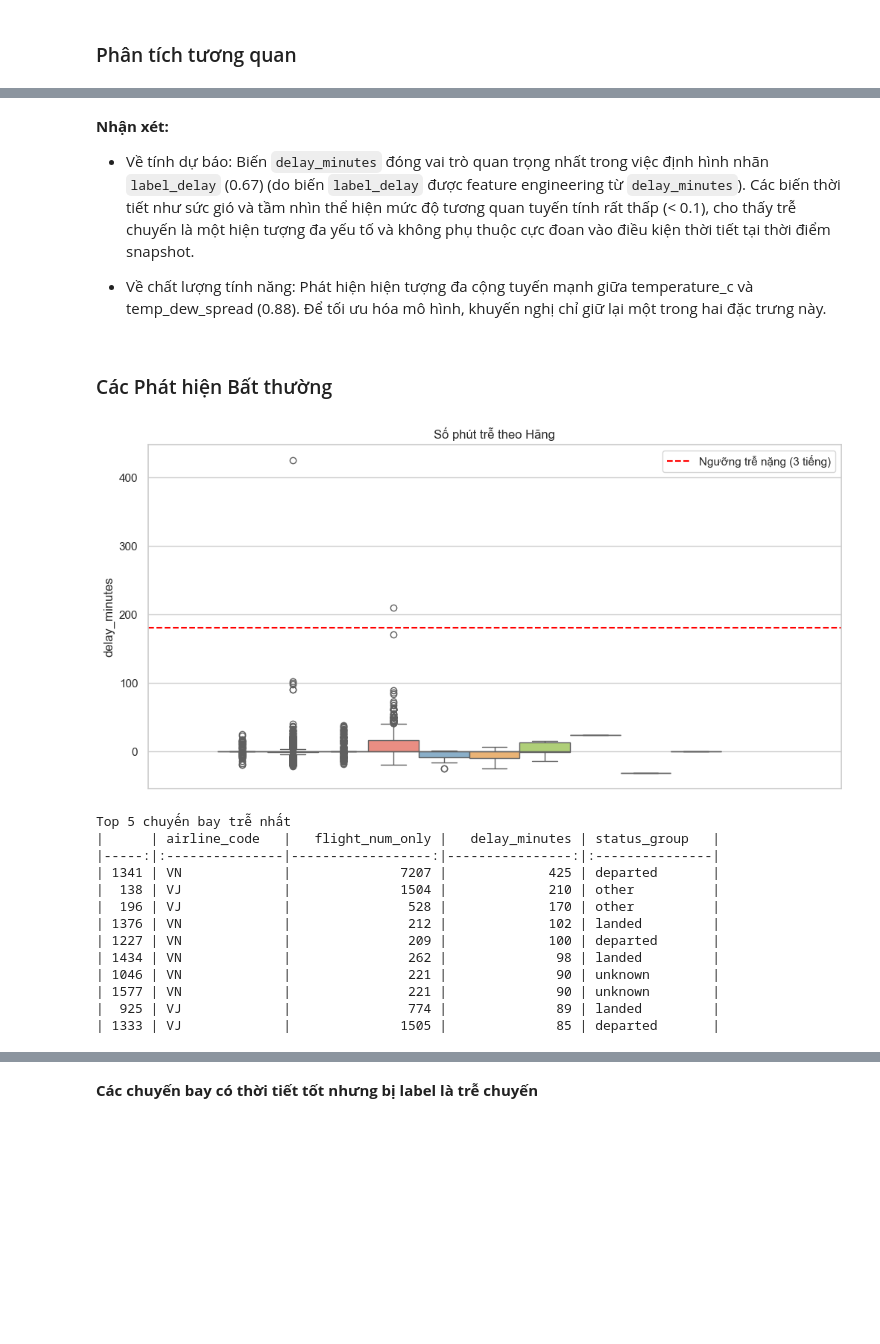
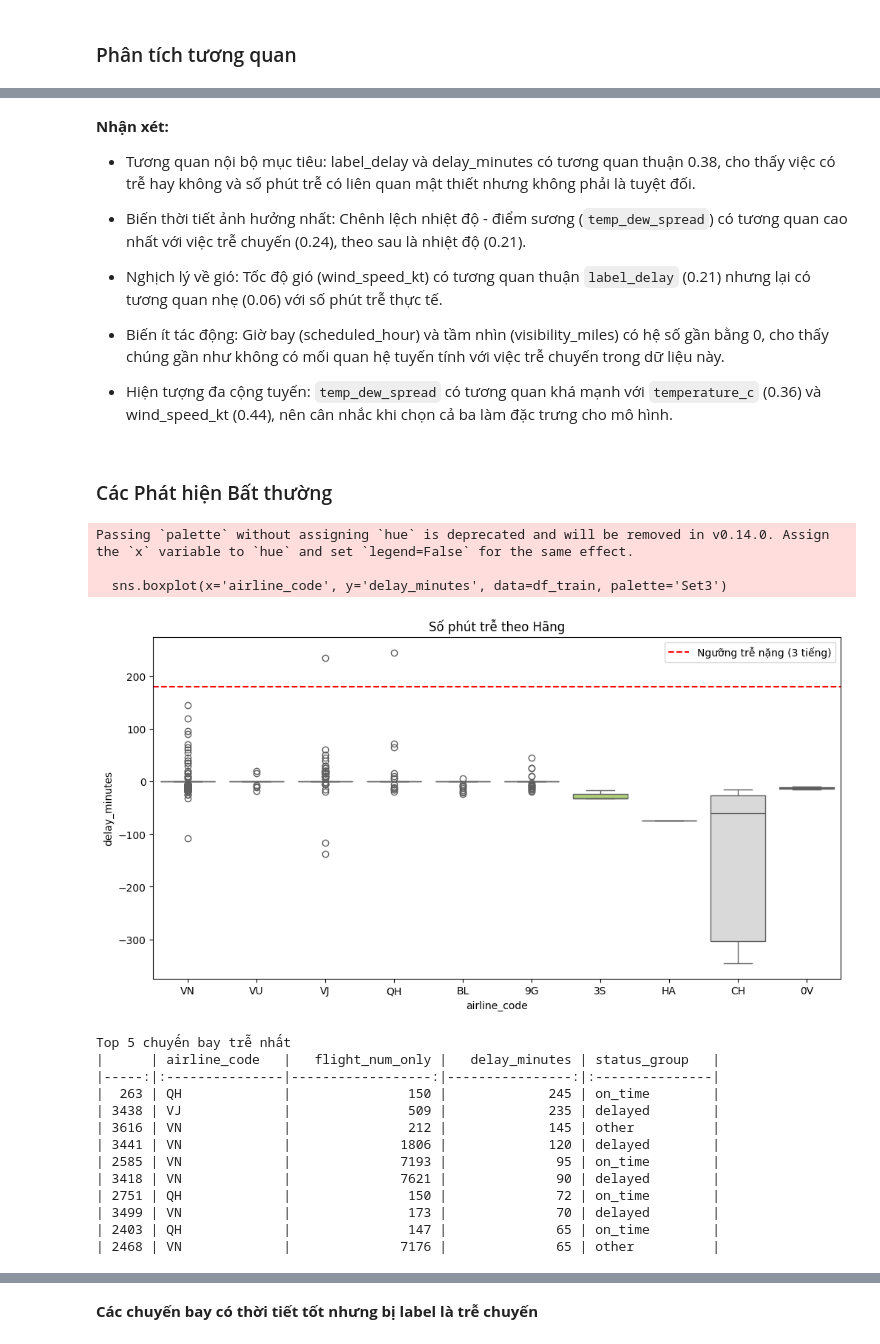
Before and after one commit to tdat1465/data-monitoring-lab, a Jupyter notebook: EDA/data_exploration.ipynb, the cells around one changed output, grey strips where cells are left out. Drawn from its saved outputs; the diff is of its cells as text; code cells hidden in the pictures; blank space fills up the shorter version.

```diff
--- a/EDA/data_exploration.ipynb
+++ b/EDA/data_exploration.ipynb
@@ -3,5 +3,5 @@ import pandas as pd
 import seaborn as sns
 import matplotlib.pyplot as plt
 # %%
-DATA_PATH = "../Data Collection + Processing/data/processed/"
+DATA_PATH = "./"
 # %% [markdown]
@@ -9,7 +9,7 @@ DATA_PATH = "../Data Collection + Processing/data/processed/"
 # %% [markdown]
 ## Phân tích tổng quan
 # %%
-df_train = pd.read_csv(DATA_PATH + 'training_dataset_labeled.csv')
+df_train = pd.read_csv(DATA_PATH + 'training_dataset_labeled_period.csv')
 # %%
 df_train.head()
 # %% [output]
@@ -88,4 +90,6 @@ $\rightarrow$ cột `wind_direction_deg` thiếu **6%**. Nên kiểm tra xem có
 # %%
 duplicate_count = df_train.duplicated().sum()
 print(f"Số lượng dòng trùng lặp: {duplicate_count}")
+if duplicate_count > 0:
+    df_train = df_train.drop_duplicates()
 # %% [output]
@@ -267,36 +275,46 @@ plt.show()
 # %% [markdown]
 **Nhận xét:**
-- Về tính dự báo: Biến `delay_minutes` đóng vai trò quan trọng nhất trong việc định hình nhãn `label_delay` (0.67) (do biến `label_delay` được feature engineering từ `delay_minutes`). Các biến thời tiết như sức gió và tầm nhìn thể hiện mức độ tương quan tuyến tính rất thấp (< 0.1), cho thấy trễ chuyến là một hiện tượng đa yếu tố và không phụ thuộc cực đoan vào điều kiện thời tiết tại thời điểm snapshot.
+- Tương quan nội bộ mục tiêu: label_delay và delay_minutes có tương quan thuận 0.38, cho thấy việc có trễ hay không và số phút trễ có liên quan mật thiết nhưng không phải là tuyệt đối.
 
-- Về chất lượng tính năng: Phát hiện hiện tượng đa cộng tuyến mạnh giữa temperature_c và temp_dew_spread (0.88). Để tối ưu hóa mô hình, khuyến nghị chỉ giữ lại một trong hai đặc trưng này.
+- Biến thời tiết ảnh hưởng nhất: Chênh lệch nhiệt độ - điểm sương (`temp_dew_spread`) có tương quan cao nhất với việc trễ chuyến (0.24), theo sau là nhiệt độ (0.21).
+
+- Nghịch lý về gió: Tốc độ gió (wind_speed_kt) có tương quan thuận `label_delay` (0.21) nhưng lại có tương quan nhẹ (0.06) với số phút trễ thực tế.
+
+- Biến ít tác động: Giờ bay (scheduled_hour) và tầm nhìn (visibility_miles) có hệ số gần bằng 0, cho thấy chúng gần như không có mối quan hệ tuyến tính với việc trễ chuyến trong dữ liệu này.
+
+- Hiện tượng đa cộng tuyến: `temp_dew_spread` có tương quan khá mạnh với `temperature_c` (0.36) và wind_speed_kt (0.44), nên cân nhắc khi chọn cả ba làm đặc trưng cho mô hình.
 # %% [markdown]
 ### Các Phát hiện Bất thường
 # %%
 plt.figure(figsize=(12, 6))
 
-# Vẽ Boxplot cho số phút trễ theo Hãng hàng không
-sns.boxplot(hue='airline_code', y='delay_minutes', data=df_train, palette='Set3', legend=False)
+# Đổi hue thành x để hiện nhãn dưới trục hoành
+sns.boxplot(x='airline_code', y='delay_minutes', data=df_train, palette='Set3')
+
 plt.axhline(y=180, color='red', linestyle='--', label='Ngưỡng trễ nặng (3 tiếng)')
 plt.title('Số phút trễ theo Hãng')
 plt.legend()
 plt.show()
 
 # Lọc ra danh sách 5 chuyến bay trễ "kinh khủng" nhất để inspect
 outliers_top = df_train.nlargest(10, 'delay_minutes')[['airline_code', 'flight_num_only','delay_minutes', 'status_group']]
 print("Top 5 chuyến bay trễ nhất")
 print(outliers_top.to_markdown())
 # %% [output]
+Passing `palette` without assigning `hue` is deprecated and will be removed in v0.14.0. Assign the `x` variable to `hue` and set `legend=False` for the same effect.
+
+  sns.boxplot(x='airline_code', y='delay_minutes', data=df_train, palette='Set3')
-[figure, old version]
+[figure, new version]
-Top 5 chuyến bay trễ nhất
-|      | airline_code   |   flight_num_only |   delay_minutes | status_group   |
-|-----:|:---------------|------------------:|----------------:|:---------------|
-| 1341 | VN             |              7207 |             425 | departed       |
-|  138 | VJ             |              1504 |             210 | other          |
-|  196 | VJ             |               528 |             170 | other          |
-| 1376 | VN             |               212 |             102 | landed         |
-| 1227 | VN             |               209 |             100 | departed       |
-| 1434 | VN             |               262 |              98 | landed         |
-| 1046 | VN             |               221 |              90 | unknown        |
-| 1577 | VN             |               221 |              90 | unknown        |
-|  925 | VJ             |               774 |              89 | landed         |
-| 1333 | VJ             |              1505 |              85 | departed       |
+Top 5 chuyến bay trễ nhất
+|      | airline_code   |   flight_num_only |   delay_minutes | status_group   |
+|-----:|:---------------|------------------:|----------------:|:---------------|
+|  263 | QH             |               150 |             245 | on_time        |
+| 3438 | VJ             |               509 |             235 | delayed        |
+| 3616 | VN             |               212 |             145 | other          |
+| 3441 | VN             |              1806 |             120 | delayed        |
+| 2585 | VN             |              7193 |              95 | on_time        |
+| 3418 | VN             |              7621 |              90 | delayed        |
+| 2751 | QH             |               150 |              72 | on_time        |
+| 3499 | VN             |               173 |              70 | delayed        |
+| 2403 | QH             |               147 |              65 | on_time        |
+| 2468 | VN             |              7176 |              65 | other          |
```
Also changed, not shown: parts of 41 cells of this notebook, 1 other file.
